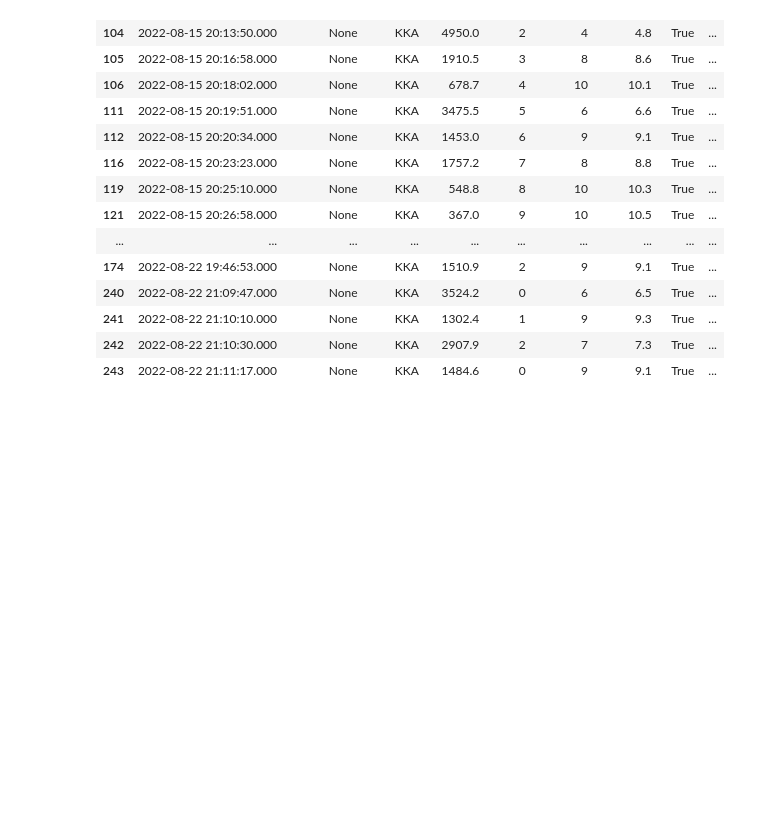
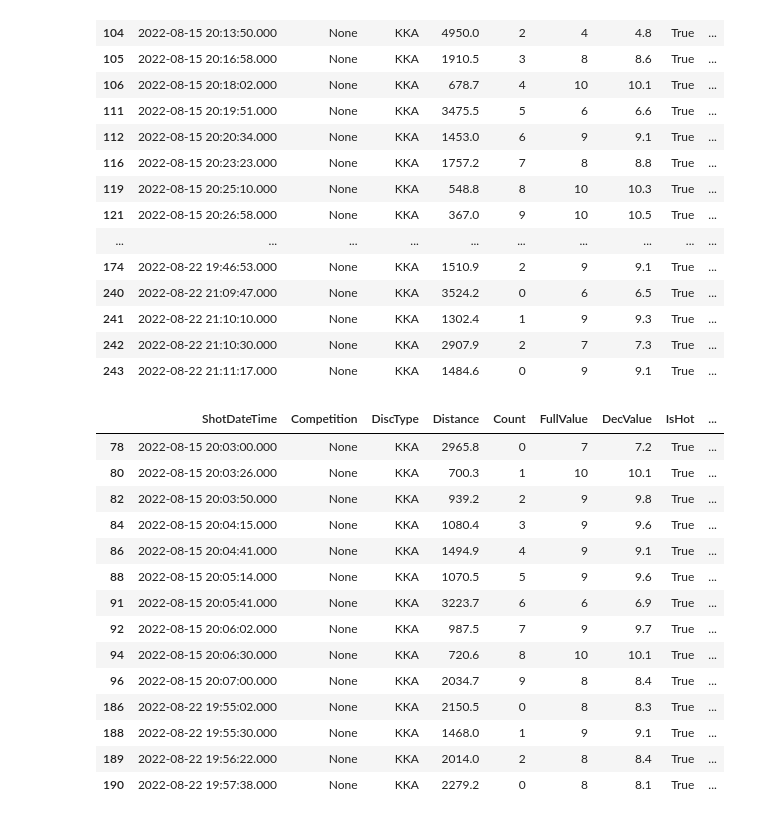
Before and after one commit to tispar/Pokalschiessen, a Jupyter notebook: backend.ipynb, the cells around one changed output. Cells and saved outputs as stored; diff of their text form; code cells hidden in the pictures; blank space fills up the shorter version.

```diff
--- a/backend.ipynb
+++ b/backend.ipynb
@@ -357,3 +312,21 @@ oldies_full[oldies_full['Shooter.Firstname'].isin(['Lars','Jan'])]
 | 241 | 2022-08-22 21:10:10.000 | None | KKA | 1302.4 | 1 | 9 | 9.3 | True | ... |
 | 242 | 2022-08-22 21:10:30.000 | None | KKA | 2907.9 | 2 | 7 | 7.3 | True | ... |
 | 243 | 2022-08-22 21:11:17.000 | None | KKA | 1484.6 | 0 | 9 | 9.1 | True | ... |
+# %%
+oldies_full[(oldies_full['Shooter.Firstname'] == 'Rudolf')]
+# %% [output]
+|  | ShotDateTime | Competition | DiscType | Distance | Count | FullValue | DecValue | IsHot | ... |
+| 78 | 2022-08-15 20:03:00.000 | None | KKA | 2965.8 | 0 | 7 | 7.2 | True | ... |
+| 80 | 2022-08-15 20:03:26.000 | None | KKA | 700.3 | 1 | 10 | 10.1 | True | ... |
+| 82 | 2022-08-15 20:03:50.000 | None | KKA | 939.2 | 2 | 9 | 9.8 | True | ... |
+| 84 | 2022-08-15 20:04:15.000 | None | KKA | 1080.4 | 3 | 9 | 9.6 | True | ... |
+| 86 | 2022-08-15 20:04:41.000 | None | KKA | 1494.9 | 4 | 9 | 9.1 | True | ... |
+| 88 | 2022-08-15 20:05:14.000 | None | KKA | 1070.5 | 5 | 9 | 9.6 | True | ... |
+| 91 | 2022-08-15 20:05:41.000 | None | KKA | 3223.7 | 6 | 6 | 6.9 | True | ... |
+| 92 | 2022-08-15 20:06:02.000 | None | KKA | 987.5 | 7 | 9 | 9.7 | True | ... |
+| 94 | 2022-08-15 20:06:30.000 | None | KKA | 720.6 | 8 | 10 | 10.1 | True | ... |
+| 96 | 2022-08-15 20:07:00.000 | None | KKA | 2034.7 | 9 | 8 | 8.4 | True | ... |
+| 186 | 2022-08-22 19:55:02.000 | None | KKA | 2150.5 | 0 | 8 | 8.3 | True | ... |
+| 188 | 2022-08-22 19:55:30.000 | None | KKA | 1468.0 | 1 | 9 | 9.1 | True | ... |
+| 189 | 2022-08-22 19:56:22.000 | None | KKA | 2014.0 | 2 | 8 | 8.4 | True | ... |
+| 190 | 2022-08-22 19:57:38.000 | None | KKA | 2279.2 | 0 | 8 | 8.1 | True | ... |
```
Also changed, not shown: parts of 12 cells of this notebook, 2 other files.
